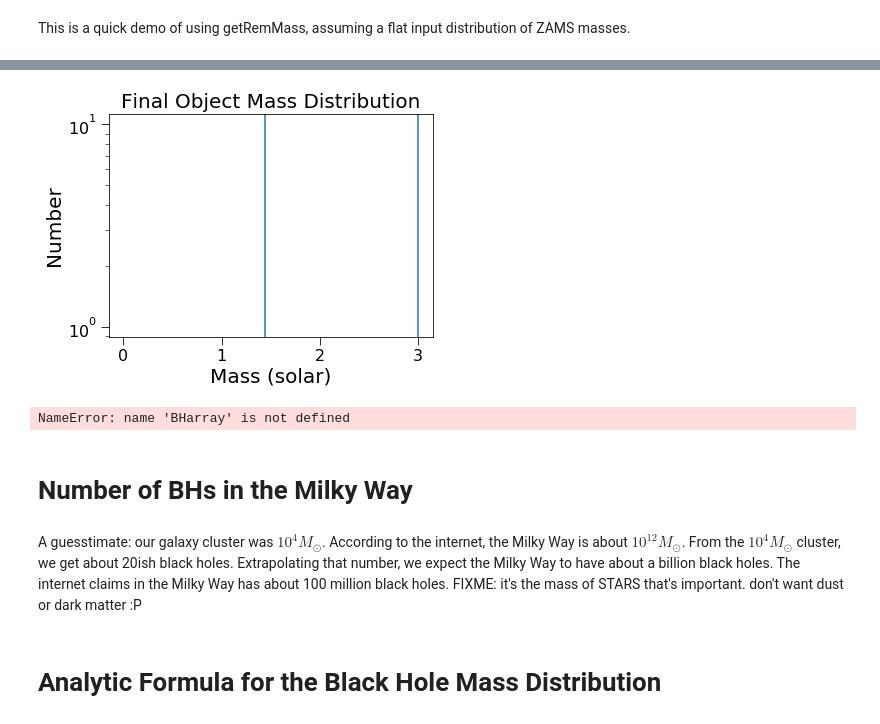
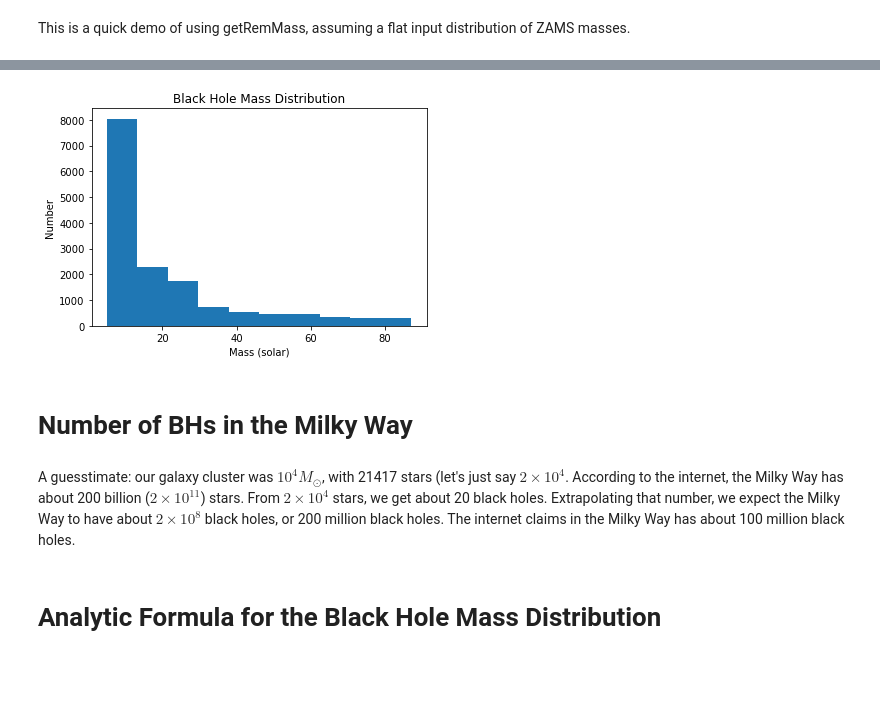
Before and after one commit to bluefatima/PandaRepo, a Jupyter notebook: How_Many_BHs.ipynb, the cells around one changed output, grey strips where cells are left out. Cells and saved outputs as stored; diff of their text form; code cells hidden in the pictures; blank space fills up the shorter version.

```diff
--- a/How_Many_BHs.ipynb
+++ b/How_Many_BHs.ipynb
@@ -125,7 +130,7 @@ def getRemMass(MZAMS,f_ej):
     if (MZAMS >= 0.5) and (MZAMS < 9):
         typecode = 'WD'
         return 0.358 + 0.123 * MZAMS,typecode
-    if (MZAMS >= 9) and (MZAMS <= 15):
+    elif (MZAMS >= 9) and (MZAMS <= 15):
         typeCode = 'NS'
         return 1.6,typeCode
     elif (MZAMS > 15) and (MZAMS <= 17.8):
@@ -267,0 +274,31 @@ plt.show()
+# %%
+typeArrayHigh = massArrayHigh = []
+
+#number of progenitor stars
+N = len(mass_array_10e6_High_Mass)
+
+for i in range(N):
+    remnantMassHigh, typeCodeHigh = getRemMass(mass_array_10e6_High_Mass[i],0.9)
+    massArrayHigh = np.append(massArrayHigh, remnantMassHigh)
+    typeArrayHigh = np.append(typeArrayHigh, typeCodeHigh)
+
+#counts the different types
+print(Counter(typeArrayHigh))
+
+BHarrayHigh = [i for i in massArrayHigh if i > 3]
+NSarrayHigh = [i for i in massArrayHigh if i <= 3 and i > 1.44]
+WDarrayHigh = [i for i in massArrayHigh if i > 0 and i <= 1.44]
+NAarrayHigh = [i for i in massArrayHigh if i == 0]
+
+#plot the mass distribution
+plt.hist(massArrayHigh, bins = 10*3)
+plt.axvline(x=3)
+plt.axvline(x=1.44)
+plt.xlabel("Mass (solar)")
+plt.ylabel("Number")
+plt.title("Final Object Mass Distribution")
+#plt.xscale('log')
+plt.yscale('log')
+plt.show()
+
+#Fun fact: if you comment out the plt.xscale('log') line, you can see the mass gap between neutron stars and black holes :D
@@ -268,27 +308,14 @@ plt.show()
 # %%
-#plot the mass distribution
-plt.hist(massArray, bins = 10*3)
-plt.axvline(x=3)
-plt.axvline(x=1.44)
+plt.hist(BHarrayHigh)
 plt.xlabel("Mass (solar)")
 plt.ylabel("Number")
-plt.title("Final Object Mass Distribution")
-#plt.xscale('log')
-plt.yscale('log')
+plt.title("Black Hole Mass Distribution")
 plt.show()
 # %% [output]
-[figure, old version]
+[figure, new version]
-# %%
-plt.hist(BHarray)
-plt.xlabel("Mass (solar)")
-plt.ylabel("Number")
-plt.title("Black Hole Mass Distribution")
-plt.show()
-# %% [output]
-NameError: name 'BHarray' is not defined
 # %% [markdown]
 # Number of BHs in the Milky Way
 # %% [markdown]
-A guesstimate: our galaxy cluster was $10^4 M_\odot$. According to the internet, the Milky Way is about $10^{12} M_\odot$. From the $10^4 M_\odot$ cluster, we get about 20ish black holes. Extrapolating that number, we expect the Milky Way to have about a billion black holes. The internet claims in the Milky Way has about 100 million black holes. FIXME: it's the mass of STARS that's important. don't want dust or dark matter :P
+A guesstimate: our galaxy cluster was $10^4 M_\odot$, with 21417 stars (let's just say $2 \times 10^4$. According to the internet, the Milky Way has about 200 billion ($2 \times 10^{11}$) stars. From $2 \times 10^4$ stars, we get about 20 black holes. Extrapolating that number, we expect the Milky Way to have about $2 \times 10^8$ black holes, or 200 million black holes. The internet claims in the Milky Way has about 100 million black holes.
 # %% [markdown]
 # Analytic Formula for the Black Hole Mass Distribution
```
Also changed, not shown: parts of 14 cells of this notebook.
